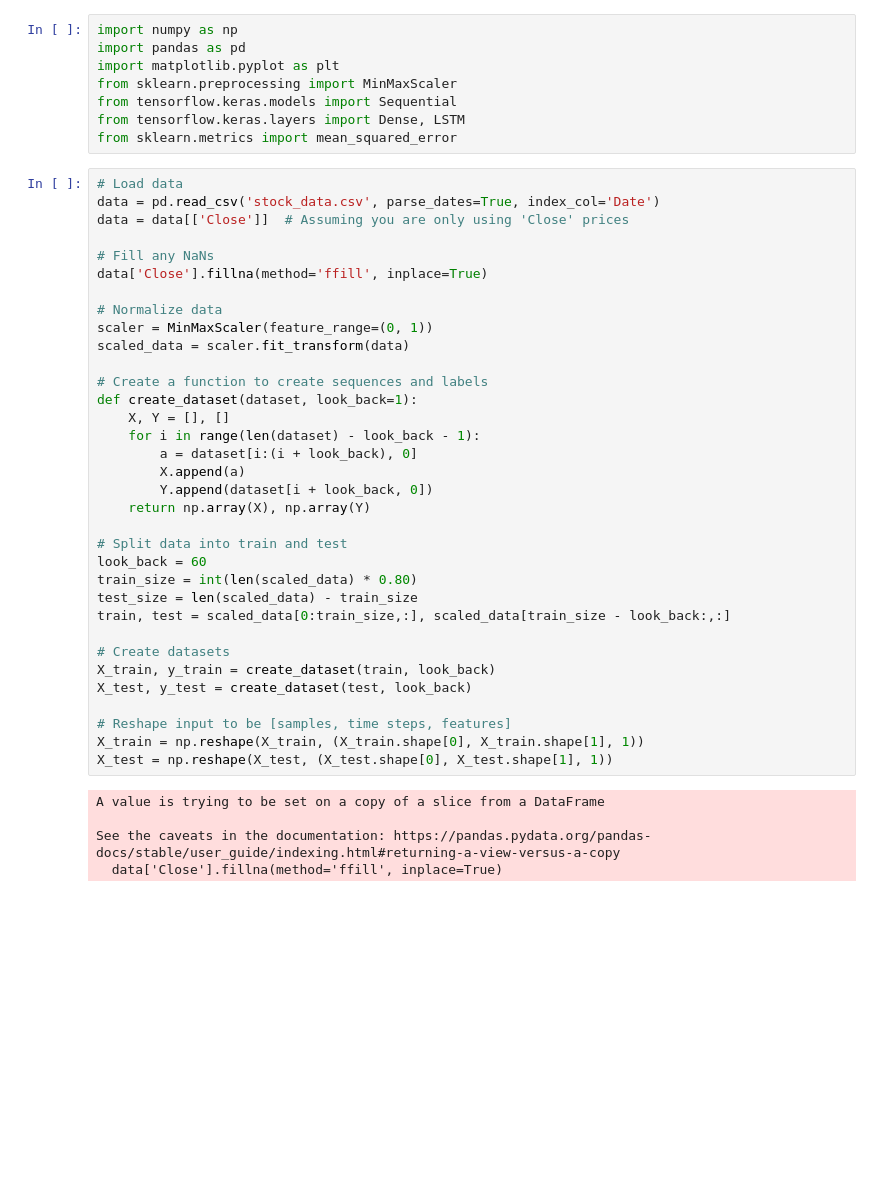
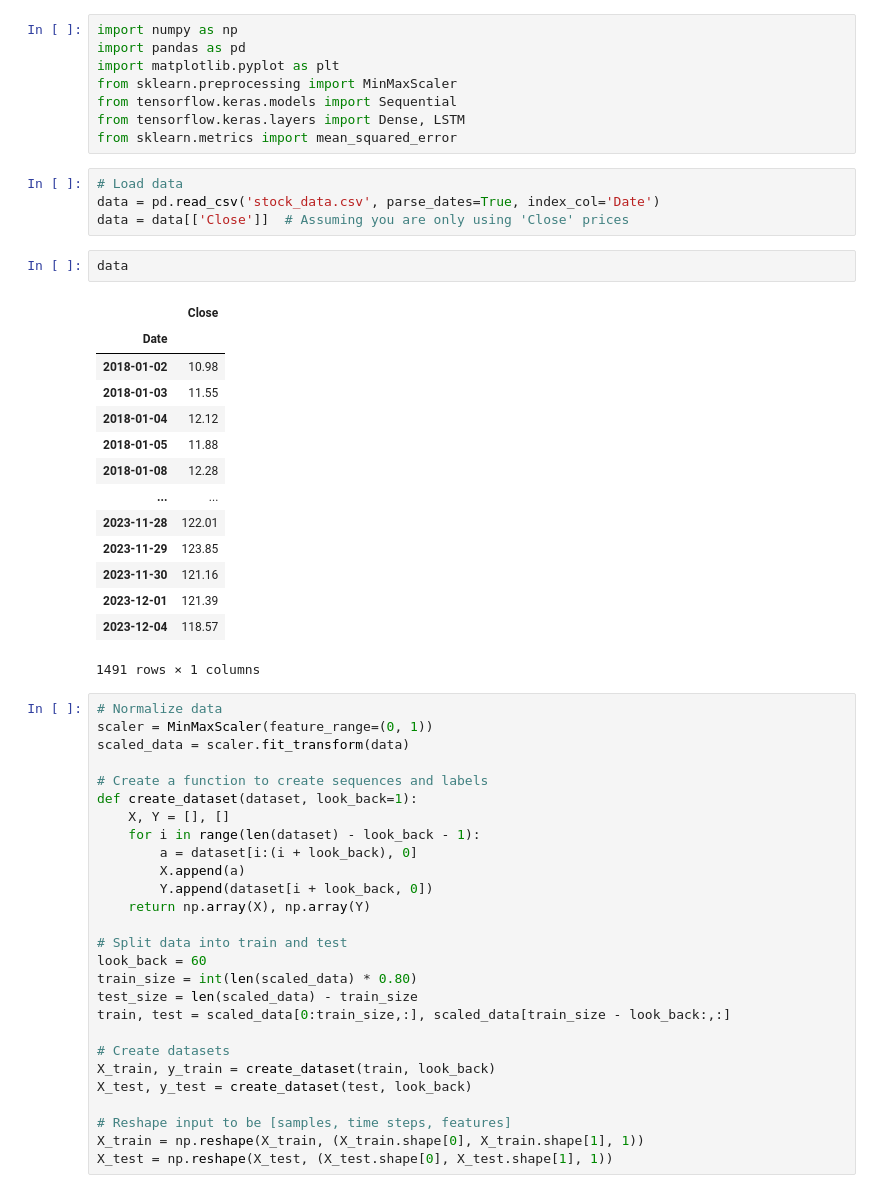
Before and after one commit to s0uravk/StockVision, a Jupyter notebook: WIP.ipynb, the cells around one changed output. Cells and saved outputs as stored; diff of their text form; blank space fills up the shorter version.

```diff
--- a/WIP.ipynb
+++ b/WIP.ipynb
@@ -6,14 +6,28 @@ from sklearn.preprocessing import MinMaxScaler
 from tensorflow.keras.models import Sequential
 from tensorflow.keras.layers import Dense, LSTM
 from sklearn.metrics import mean_squared_error
+# %%
+# Load data
+data = pd.read_csv('stock_data.csv', parse_dates=True, index_col='Date')
+data = data[['Close']]  # Assuming you are only using 'Close' prices
+# %%
+data
+# %% [output]
+|  | Close |
+| Date |  |
+| 2018-01-02 | 10.98 |
+| 2018-01-03 | 11.55 |
+| 2018-01-04 | 12.12 |
+| 2018-01-05 | 11.88 |
+| 2018-01-08 | 12.28 |
+| ... | ... |
+| 2023-11-28 | 122.01 |
+| 2023-11-29 | 123.85 |
+| 2023-11-30 | 121.16 |
+| 2023-12-01 | 121.39 |
+| 2023-12-04 | 118.57 |
+1491 rows × 1 columns
 # %%
-# Load data
-data = pd.read_csv('stock_data.csv', parse_dates=True, index_col='Date')
-data = data[['Close']]  # Assuming you are only using 'Close' prices
-
-# Fill any NaNs
-data['Close'].fillna(method='ffill', inplace=True)
-
 # Normalize data
 scaler = MinMaxScaler(feature_range=(0, 1))
 scaled_data = scaler.fit_transform(data)
@@ -40,11 +54,6 @@ X_test, y_test = create_dataset(test, look_back)
 # Reshape input to be [samples, time steps, features]
 X_train = np.reshape(X_train, (X_train.shape[0], X_train.shape[1], 1))
 X_test = np.reshape(X_test, (X_test.shape[0], X_test.shape[1], 1))
-# %% [output]
-A value is trying to be set on a copy of a slice from a DataFrame
-
-See the caveats in the documentation: https://pandas.pydata.org/pandas-docs/stable/user_guide/indexing.html#returning-a-view-versus-a-copy
-  data['Close'].fillna(method='ffill', inplace=True)
 # %%
 # Build the LSTM model
 model = Sequential()
```
Also changed, not shown: parts of 6 cells of this notebook.
